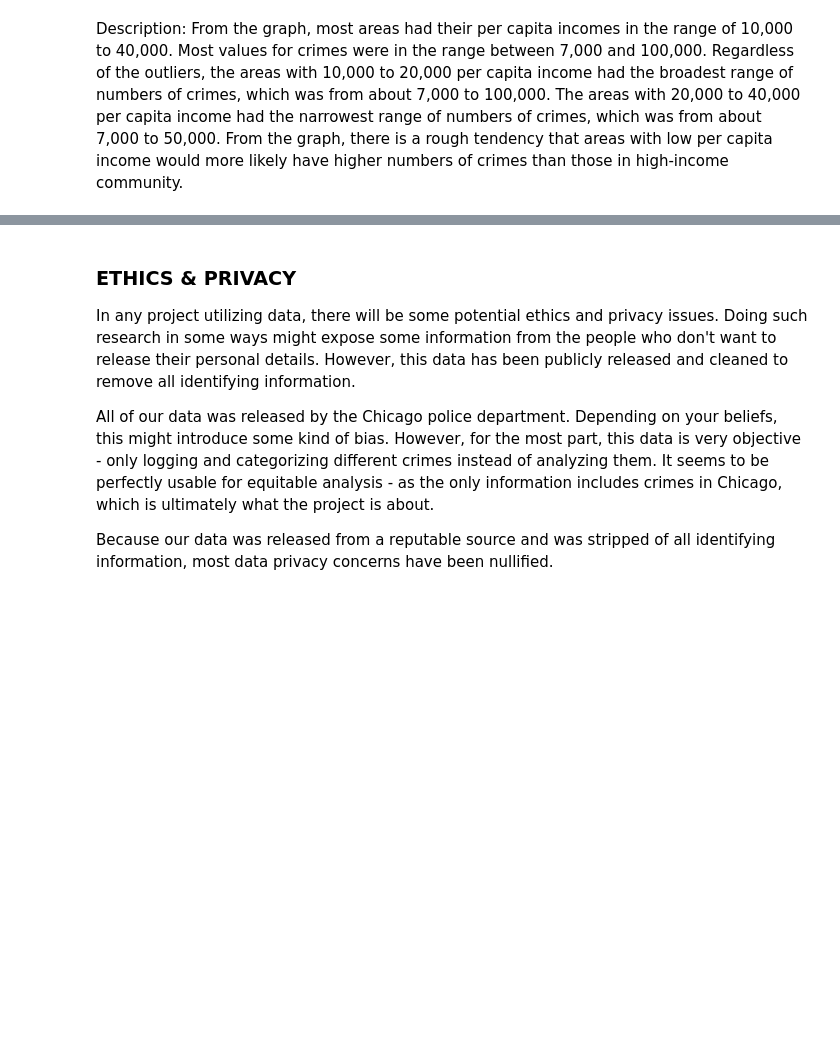
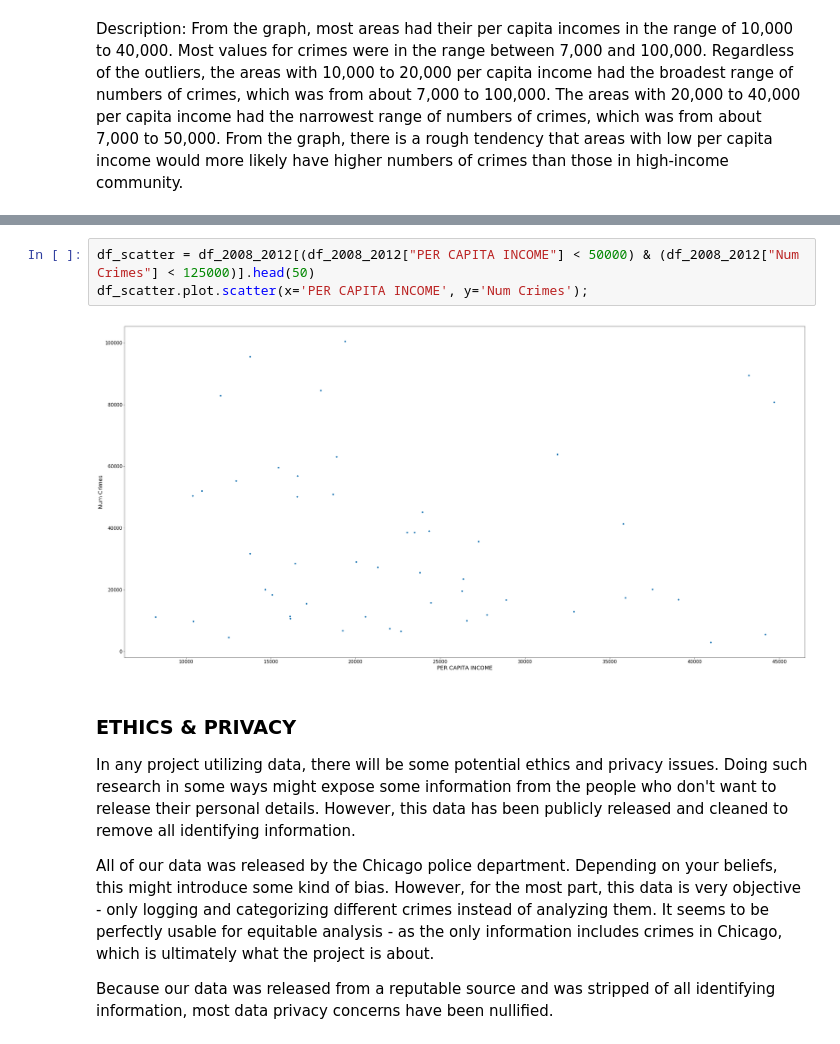
Before and after one commit to nschenone/Crime_Analysis_in_Chicago, a Jupyter notebook: COGS_108_Final_Project.ipynb, the cells around one changed output, grey strips where cells are left out. Cells and saved outputs as stored; diff of their text form; blank space fills up the shorter version.

Commit message:
Graphed income v crime without outliers -- added short section on explaining outliers

```diff
--- a/COGS_108_Final_Project.ipynb
+++ b/COGS_108_Final_Project.ipynb
@@ -435,3 +449,8 @@ Description: From the graph, most areas had their per capita incomes in the rang
+# %%
+df_scatter = df_2008_2012[(df_2008_2012["PER CAPITA INCOME"] < 50000) & (df_2008_2012["Num Crimes"] < 125000)].head(50)
+df_scatter.plot.scatter(x='PER CAPITA INCOME', y='Num Crimes');
+# %% [output]
+[figure, added]
 # %% [markdown]
 ### ETHICS & PRIVACY
 In any project utilizing data, there will be some potential ethics and privacy issues. Doing such research in some ways might expose some information from the people who don't want to release their personal details. However, this data has been publicly released and cleaned to remove all identifying information.
```
Also changed, not shown: parts of 6 cells of this notebook.
